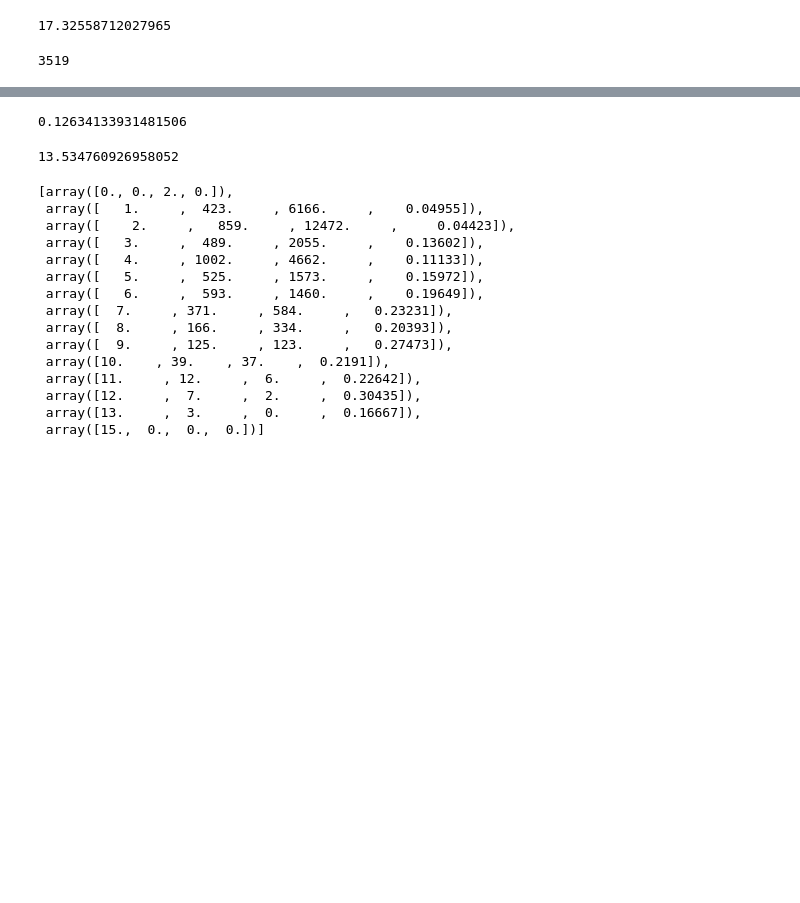
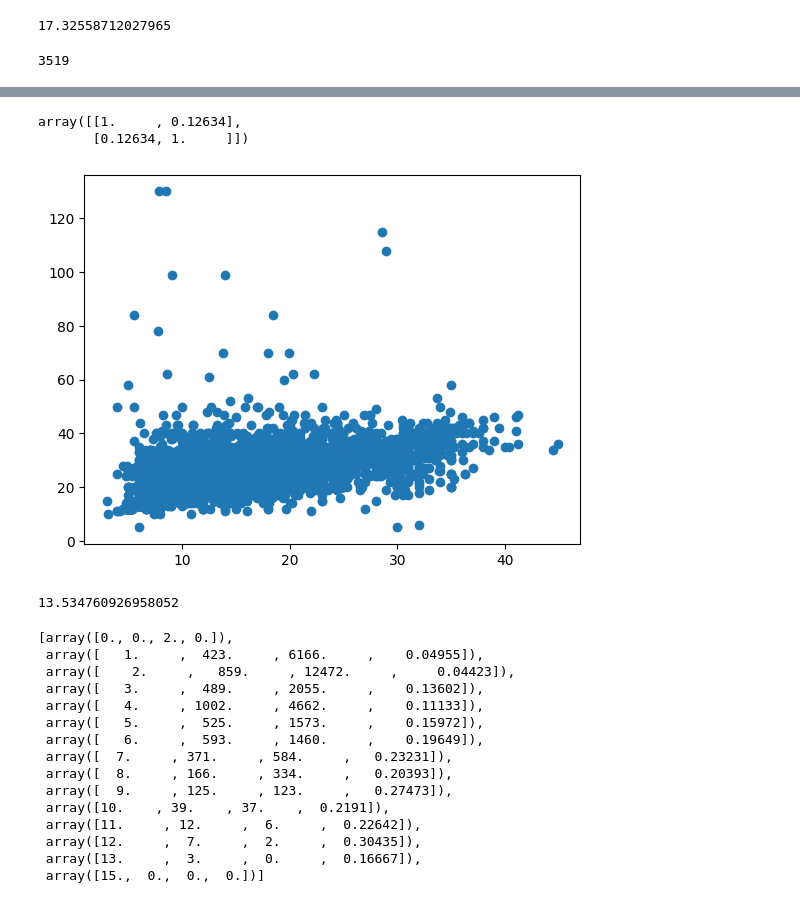
Before and after one commit to chaehee-Jin/-AWS--Python, a Jupyter notebook: Day16_Xing(실습횡단보도.ipynb, the cells around one changed output, grey strips where cells are left out. Drawn from its saved outputs; the diff is of its cells as text; code cells hidden in the pictures; blank space fills up the shorter version.

```diff
--- a/Day16_Xing(실습횡단보도.ipynb
+++ b/Day16_Xing(실습횡단보도.ipynb
@@ -106,7 +106,7 @@ def check_split(list_data):
     return len(t)
 # %%
 csv_data = []
-with open ('전국횡단보도표준데이터.csv') as f:
+with open ('xing.csv') as f:
     for line in f:
         csv_data.append(my_split(line[:-1]))
 
@@ -211,25 +224,31 @@ if __name__ == '__main__':
 # %%
 #1번 횡단보도 연장과 녹색신호시간의 상관도
 def target1(data):
     sub_data = np_data[1:, [13, 17]]
 
     sub_data[sub_data =='0'] = ''
     #sub_data = np.where(sub_data == '0', '', sub_data)
 
     filter1 = sub_data[:,1]!=''
     sub_data_f = sub_data[filter1].astype(np.float64)
     #print(np.unique(sub_data[:,0]))
     #print(np.unique(sub_data[:,1]))
     #print(sub_data_f[:10])
-    return np.corrcoef(sub_data_f[:,0], sub_data_f[:,1])[0,1]
 
-    _, axe = plt.subplot()
+    filter2 = sub_data_f[:,0] < 100
+    sub_data_f2 = sub_data_f[filter2]
+
+    _, axe = plt.subplots()
+    axe.scatter(sub_data_f2[:,0], sub_data_f2[:,1])
 
 
+    return np.corrcoef(sub_data_f[:,0], sub_data_f[:,1])
 
 target1(np_data)
 # %% [output]
-0.12634133931481506
+array([[1.     , 0.12634],
+       [0.12634, 1.     ]])
+[figure, added]
 # %%
 def target2(data):
    sub_data = np_data[1:, 7]
```
Also changed, not shown: parts of 3 cells of this notebook, 2 other files.
